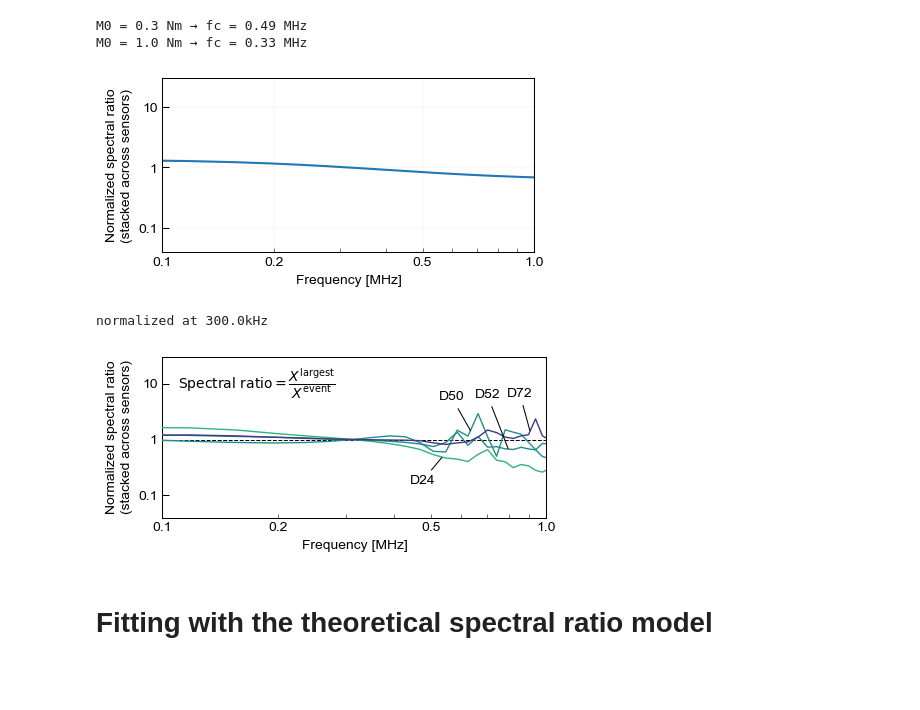
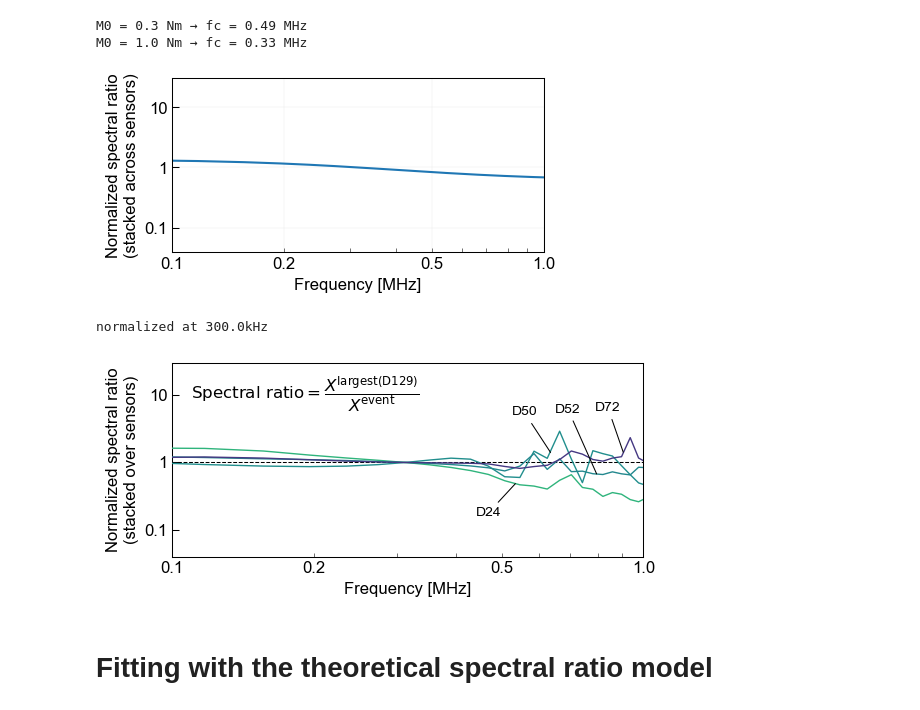
Before and after one commit to kura-okubo/4mNonSelfSim_Paper, a Jupyter notebook: Others/SpectralRatio/code/02_stacked_spectralratioanalysis_nonselfsimilar.ipynb, the cells around one changed output. Saved outputs shown, nothing was run; the diff lists cells and outputs as text; code cells hidden in the pictures; blank space fills up the shorter version.

Commit message:
update Spectral Ratio

```diff
--- a/Others/SpectralRatio/code/02_stacked_spectralratioanalysis_nonselfsimilar.ipynb
+++ b/Others/SpectralRatio/code/02_stacked_spectralratioanalysis_nonselfsimilar.ipynb
@@ -41,7 +41,7 @@ from scipy.optimize import minimize
 
 plt.rcParams["font.family"] = 'Arial'
 # plt.rcParams["font.sans-serif"] = "DejaVu Sans, Arial, Helvetica, Lucida Grande, Verdana, Geneva, Lucid, Avant Garde, sans-serif"
-plt.rcParams["font.size"] = 10
+plt.rcParams["font.size"] = 12
 plt.rcParams["xtick.direction"] = "in"
 plt.rcParams["xtick.major.size"] = 4.75
 plt.rcParams["xtick.major.width"] = 0.75
@@ -837,13 +837,13 @@ ax.xaxis.set_minor_formatter(mticker.NullFormatter())  # Remove minor tick label
 ax.yaxis.set_minor_locator(mticker.NullLocator())
 ax.yaxis.set_major_formatter(mticker.FormatStrFormatter('%.2g'))
 # %% [output]
-[figure, old version]
+[figure, new version]
 # %%
 print(f"normalized at {normalize_freq/1e3}kHz")
 # %% [output]
 normalized at 300.0kHz
 # %%
-fig, ax =  plt.subplots(1, 1, figsize=(4.8, 2.25))
+fig, ax =  plt.subplots(1, 1, figsize=(5.85, 2.7))
 
 ax.set_xscale('log') # set logscale
 ax.set_yscale('log')
@@ -900,7 +900,8 @@ for ii, event_id in enumerate(annot_ids):
 # annotate equation
 ax.text(
     0.04, 0.94,
-    r'$\mathrm{Spectral\ ratio} = \dfrac{X^{\mathrm{largest}}}{X^{\mathrm{event}}}$',
+    # r'$\mathrm{Spectral\ ratio} = \dfrac{X^{\mathrm{largest}}}{X^{\mathrm{event}}}$',
+    r'$\mathrm{Spectral\ ratio} = \dfrac{X^{\mathrm{largest(D129)}}}{X^{\mathrm{event}}}$',
     transform=ax.transAxes,
     # fontsize=10,
     ha='left',
@@ -909,35 +910,35 @@ ax.text(
 
 if ifPlotSelfSim:
     ax.plot(freq_selfsim/1e6, specratio_selfsim/specratio_norm_selfsim, "--", c="k", lw=1)
 else:
     # plot horizontal line at unity
     ax.axhline(1, c="k", lw=0.75, ls="--", zorder=1)
 
 
 ax.set_xlabel("Frequency [MHz]")
-ax.set_ylabel("Normalized spectral ratio\n(stacked across sensors)")
+ax.set_ylabel("Normalized spectral ratio\n(stacked over sensors)")
 
 ax.set_xlim(xlimit)
 # ax.set_ylim([1e-1, 1e1])
 # ax.set_ylim([4e-2, 3e1])
 ax.set_ylim([4e-2, 3e1])
 # ax.grid(True, c=np.array([230, 230, 230])/255, lw=0.25, which="major", zorder=0)
 # ax.set_axisbelow(True)
 
 ax.set_xticks([0.1, 0.2, 0.5, 1.0])
 ax.set_xticklabels([0.1, 0.2, 0.5, 1.0])
 ax.tick_params(axis='x', which='major', size=3, width=0.4)
 
 ax.xaxis.set_minor_formatter(mticker.NullFormatter())  # Remove minor tick labels
 ax.yaxis.set_minor_locator(mticker.NullLocator())
 ax.yaxis.set_major_formatter(mticker.FormatStrFormatter('%.2g'))
 
 plt.tight_layout()
 
 plt.savefig(figdir + f"/FigS_spectralratio_nonselfsim.png", dpi=70, bbox_inches='tight')
 plt.savefig(figdir + f"/FigS_spectralratio_nonselfsim.eps", bbox_inches='tight')
 # %% [output]
-[figure, old version]
+[figure, new version]
 # %% [markdown]
 # Fitting with the theoretical spectral ratio model
 # %% [markdown]
```
Also changed, not shown: parts of 8 cells of this notebook, 1 other file.
